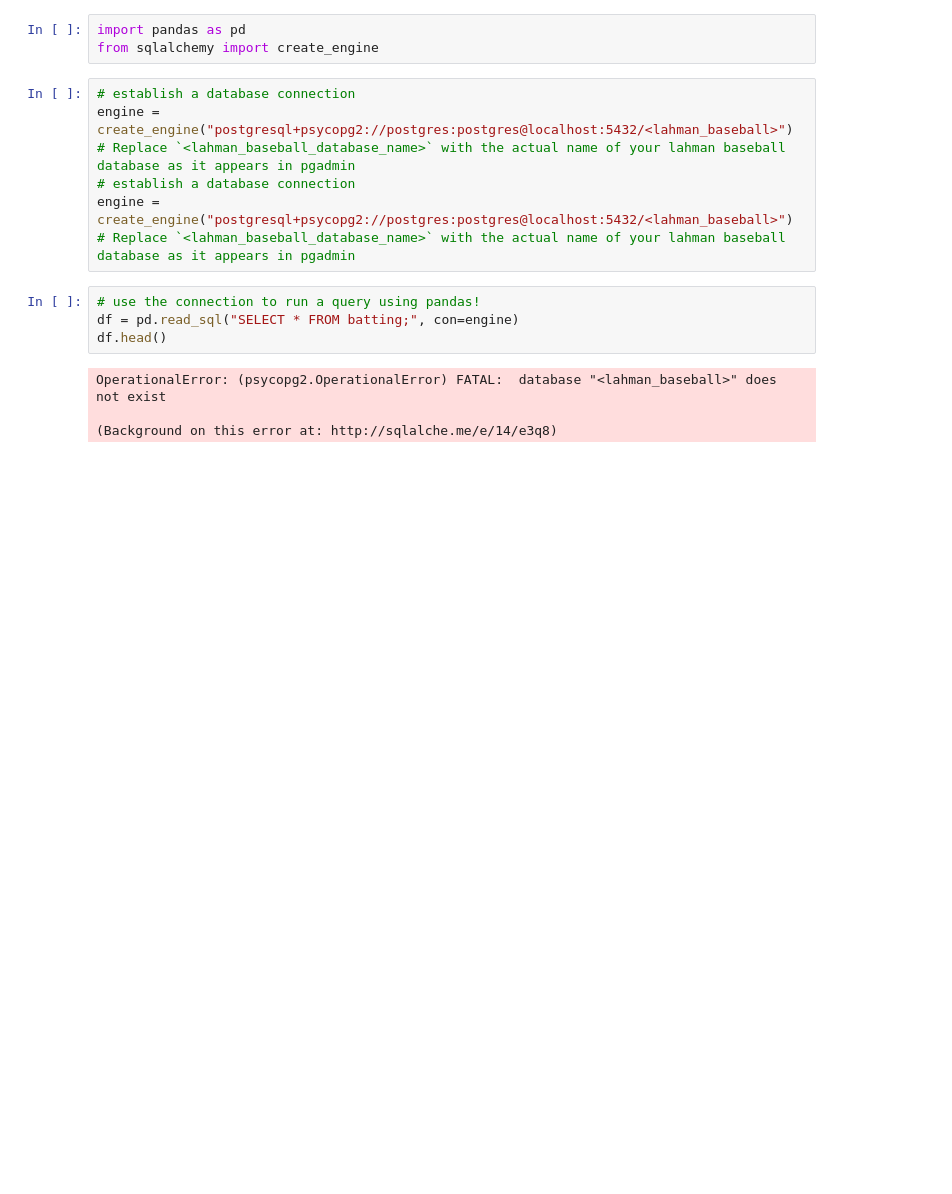
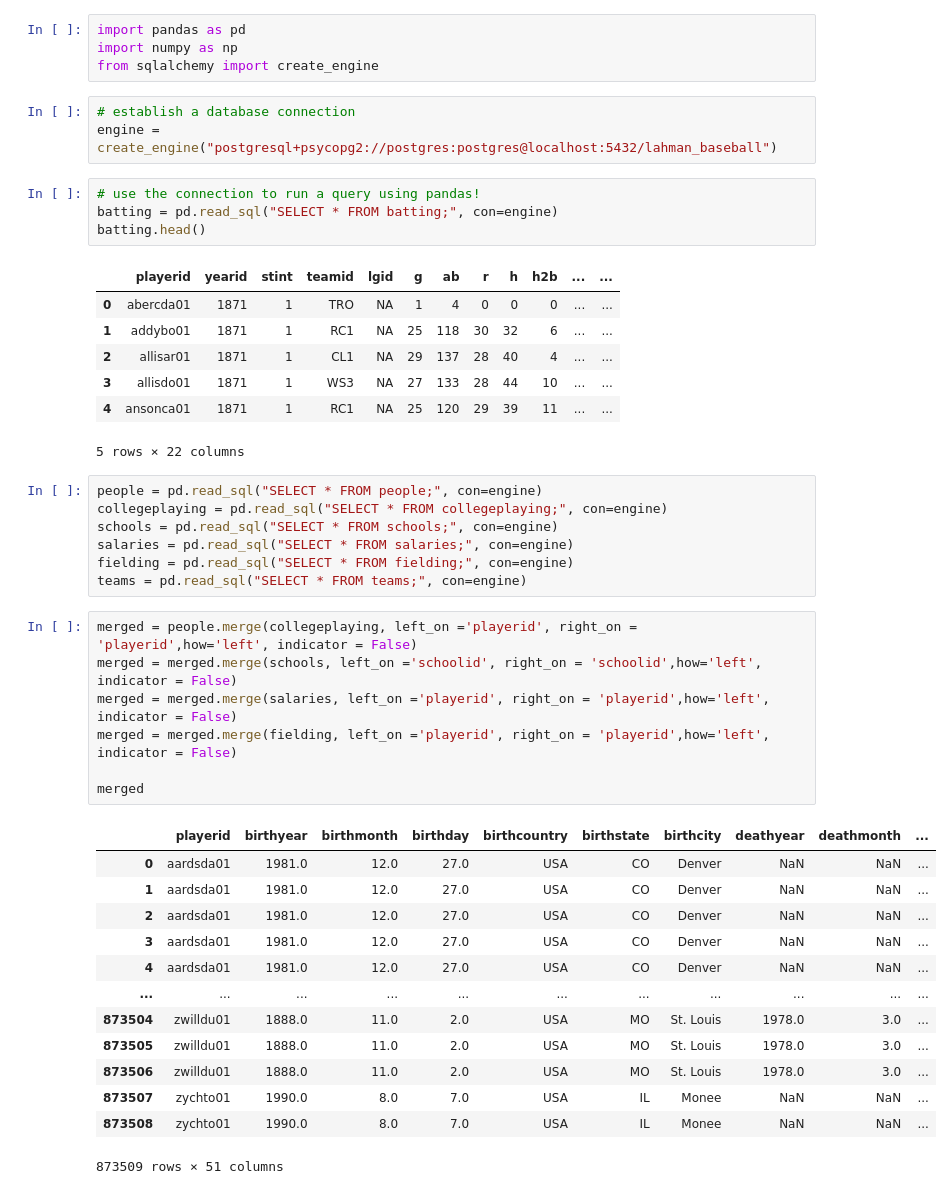
Before and after one commit to brendagutman/lahman-baseball-python-brendagutman, a Jupyter notebook: notebooks/lahman_python.ipynb, the cells around one changed output. Cells and saved outputs as stored; diff of their text form; blank space fills up the shorter version.

```diff
--- a/notebooks/lahman_python.ipynb
+++ b/notebooks/lahman_python.ipynb
@@ -1,18 +1,47 @@
 # %%
 import pandas as pd
+import numpy as np
 from sqlalchemy import create_engine
-# %%
-# establish a database connection
-engine = create_engine("postgresql+psycopg2://postgres:postgres@localhost:5432/<lahman_baseball>")
-# Replace `<lahman_baseball_database_name>` with the actual name of your lahman baseball database as it appears in pgadmin
-# establish a database connection
-engine = create_engine("postgresql+psycopg2://postgres:postgres@localhost:5432/<lahman_baseball>")
-# Replace `<lahman_baseball_database_name>` with the actual name of your lahman baseball database as it appears in pgadmin
+# %%
+# establish a database connection
+engine = create_engine("postgresql+psycopg2://postgres:postgres@localhost:5432/lahman_baseball")
 # %%
 # use the connection to run a query using pandas!
-df = pd.read_sql("SELECT * FROM batting;", con=engine)
-df.head()
+batting = pd.read_sql("SELECT * FROM batting;", con=engine)
+batting.head()
 # %% [output]
+|  | playerid | yearid | stint | teamid | lgid | g | ab | r | h | h2b | ... | ... |
+| 0 | abercda01 | 1871 | 1 | TRO | NA | 1 | 4 | 0 | 0 | 0 | ... | ... |
+| 1 | addybo01 | 1871 | 1 | RC1 | NA | 25 | 118 | 30 | 32 | 6 | ... | ... |
+| 2 | allisar01 | 1871 | 1 | CL1 | NA | 29 | 137 | 28 | 40 | 4 | ... | ... |
+| 3 | allisdo01 | 1871 | 1 | WS3 | NA | 27 | 133 | 28 | 44 | 10 | ... | ... |
+| 4 | ansonca01 | 1871 | 1 | RC1 | NA | 25 | 120 | 29 | 39 | 11 | ... | ... |
-OperationalError: (psycopg2.OperationalError) FATAL:  database "<lahman_baseball>" does not exist
-
-(Background on this error at: http://sqlalche.me/e/14/e3q8)
+5 rows × 22 columns
+# %%
+people = pd.read_sql("SELECT * FROM people;", con=engine)
+collegeplaying = pd.read_sql("SELECT * FROM collegeplaying;", con=engine)
+schools = pd.read_sql("SELECT * FROM schools;", con=engine)
+salaries = pd.read_sql("SELECT * FROM salaries;", con=engine)
+fielding = pd.read_sql("SELECT * FROM fielding;", con=engine)
+teams = pd.read_sql("SELECT * FROM teams;", con=engine)
+# %%
+merged = people.merge(collegeplaying, left_on ='playerid', right_on = 'playerid',how='left', indicator = False)
+merged = merged.merge(schools, left_on ='schoolid', right_on = 'schoolid',how='left', indicator = False)
+merged = merged.merge(salaries, left_on ='playerid', right_on = 'playerid',how='left', indicator = False)
+merged = merged.merge(fielding, left_on ='playerid', right_on = 'playerid',how='left', indicator = False)
+
+merged
+# %% [output]
+|  | playerid | birthyear | birthmonth | birthday | birthcountry | birthstate | birthcity | deathyear | deathmonth | ... |
+| 0 | aardsda01 | 1981.0 | 12.0 | 27.0 | USA | CO | Denver | NaN | NaN | ... |
+| 1 | aardsda01 | 1981.0 | 12.0 | 27.0 | USA | CO | Denver | NaN | NaN | ... |
+| 2 | aardsda01 | 1981.0 | 12.0 | 27.0 | USA | CO | Denver | NaN | NaN | ... |
+| 3 | aardsda01 | 1981.0 | 12.0 | 27.0 | USA | CO | Denver | NaN | NaN | ... |
+| 4 | aardsda01 | 1981.0 | 12.0 | 27.0 | USA | CO | Denver | NaN | NaN | ... |
+| ... | ... | ... | ... | ... | ... | ... | ... | ... | ... | ... |
+| 873504 | zwilldu01 | 1888.0 | 11.0 | 2.0 | USA | MO | St. Louis | 1978.0 | 3.0 | ... |
+| 873505 | zwilldu01 | 1888.0 | 11.0 | 2.0 | USA | MO | St. Louis | 1978.0 | 3.0 | ... |
+| 873506 | zwilldu01 | 1888.0 | 11.0 | 2.0 | USA | MO | St. Louis | 1978.0 | 3.0 | ... |
+| 873507 | zychto01 | 1990.0 | 8.0 | 7.0 | USA | IL | Monee | NaN | NaN | ... |
+| 873508 | zychto01 | 1990.0 | 8.0 | 7.0 | USA | IL | Monee | NaN | NaN | ... |
+873509 rows × 51 columns
```
Also changed, not shown: parts of 11 cells of this notebook, 1 other file.
